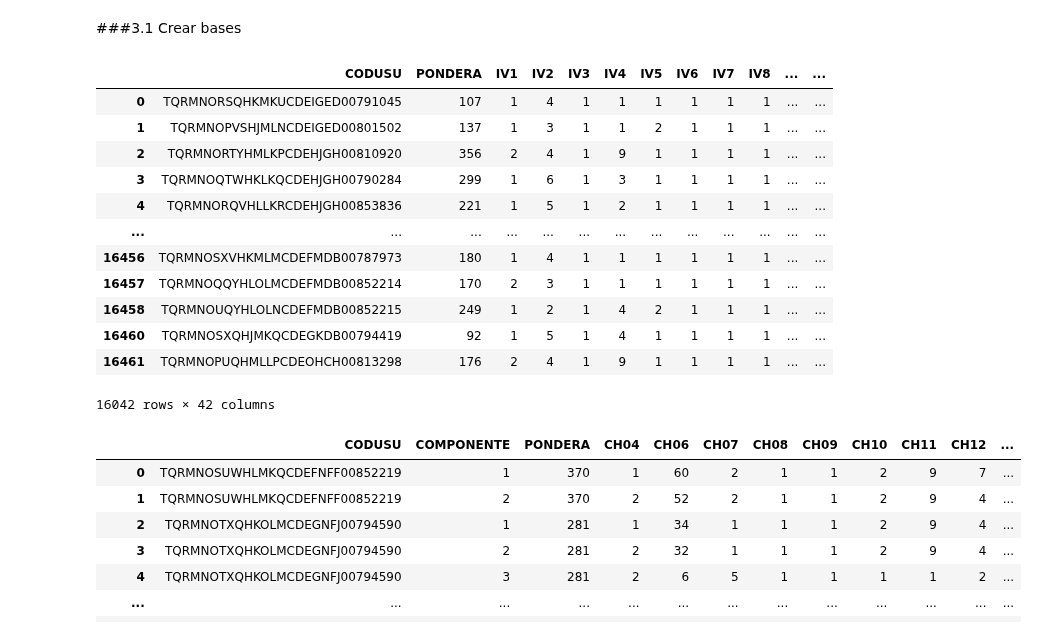
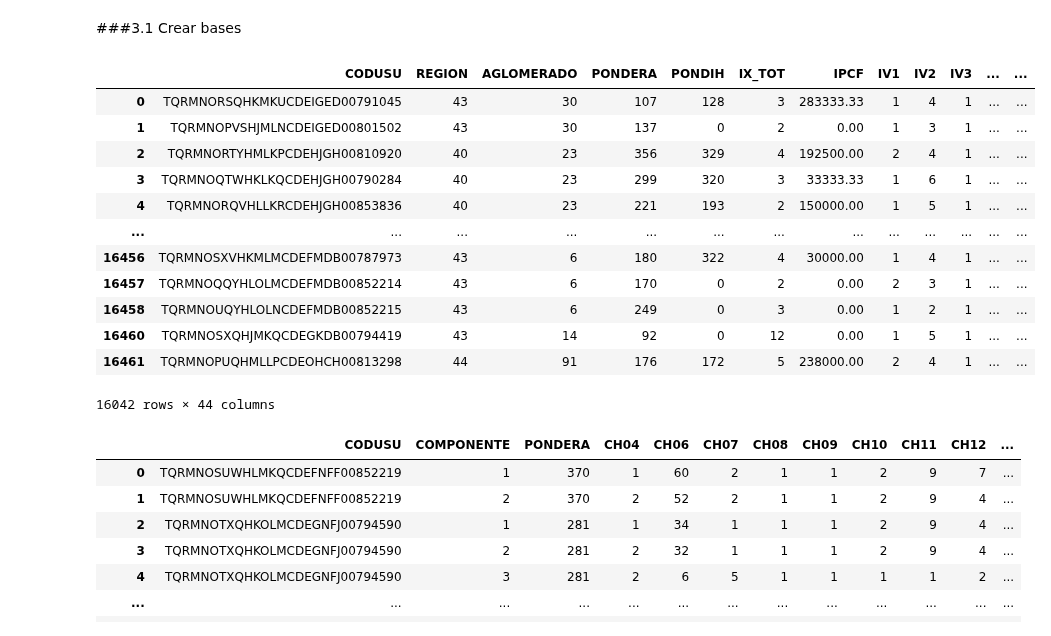
Before and after one commit to santiagoriverti/prediccion_nivel_educativo, a Jupyter notebook: scripts/prediccion_nivel_educativo.ipynb, the cells around one changed output. Saved outputs shown, nothing was run; the diff lists cells and outputs as text; code cells hidden in the pictures.

```diff
--- a/scripts/prediccion_nivel_educativo.ipynb
+++ b/scripts/prediccion_nivel_educativo.ipynb
@@ -70,12 +97,14 @@ clave_exportar = "2023T4"
 # %% [markdown]
 ###3.1 Crear bases
 # %%
-# ----------------------------------------------------------------------
-# Procesamiento base HOGAR (4° trimestre 2023)
-# ----------------------------------------------------------------------
+# ============================================================
+# 5. Procesamiento de la base HOGAR (4º trimestre 2023)
+# ============================================================
 
+# Clave del período
 clave = "2023T4"
 
+# Variables de interés y variables finales a conservar
 variables_hogar_interes = [
     'CODUSU', 'NRO_HOGAR', 'ANO4', 'TRIMESTRE', 'REGION', 'MAS_500', 'AGLOMERADO',
     'PONDERA', 'PONDIH', 'IX_TOT', 'IPCF',
@@ -86,68 +115,70 @@ variables_hogar_interes = [
     'VII1_1', 'VII1_2', 'VII2_1', 'VII2_2', 'VII2_3', 'VII2_4'
 ]
 
-variables_filtradas = [
-    'CODUSU', 'PONDERA', 'IV1', 'IV2', 'IV3', 'IV4', 'IV5', 'IV6', 'IV7',
-    'IV8', 'IV9', 'IV10', 'IV11', 'IV12_1', 'IV12_2', 'IV12_3',
+variables_finales = [
+    'CODUSU', 'REGION', 'AGLOMERADO',
+    'PONDERA', 'PONDIH', 'IX_TOT', 'IPCF',
+    'IV1', 'IV2', 'IV3', 'IV4', 'IV5', 'IV6', 'IV7', 'IV8', 'IV9', 'IV10', 'IV11',
+    'IV12_1', 'IV12_2', 'IV12_3',
     'II1', 'II2', 'II3', 'II4_1', 'II4_2', 'II4_3', 'II7', 'II8', 'II9',
     'V1', 'V2', 'V7', 'V8', 'V9', 'V10', 'V19_A', 'V19_B',
-    'IX_TOT', 'IPCF', 'PONDIH',
     'VII1_1', 'VII1_2', 'VII2_1', 'VII2_2', 'VII2_3', 'VII2_4'
 ]
 
+# Carga y filtrado inicial
 df_hogar = bases_hogar[clave][variables_hogar_interes].copy()
-df_hogar = df_hogar[variables_filtradas].copy()
+df_hogar = df_hogar[variables_finales].copy()
 
 # Corrección decimal en IPCF
 df_hogar['IPCF'] = pd.to_numeric(df_hogar['IPCF'].astype(str).str.replace(",", "."), errors='coerce')
 
-# Reemplazo de valores especiales en VII*
+# Reemplazo de valores especiales en variables VII*
 variables_vii = ['VII1_1', 'VII1_2', 'VII2_1', 'VII2_2', 'VII2_3', 'VII2_4']
 df_hogar[variables_vii] = df_hogar[variables_vii].replace(0, 98)
 
-# Conversión general a numérico (menos CODUSU)
+# Conversión general a numérico (excepto CODUSU)
 for col in df_hogar.columns:
     if col != 'CODUSU':
         df_hogar[col] = pd.to_numeric(df_hogar[col], errors='coerce')
 
-# Rangos válidos (valores permitidos)
+# Definición de rangos válidos
 rangos_validos = {
     'IV1': (1, 5), 'IV2': (1, 10), 'IV3': (1, 3), 'IV4': (1, 9), 'IV5': (1, 2),
     'IV6': (1, 3), 'IV7': (1, 3), 'IV8': (1, 2), 'IV9': (1, 3), 'IV10': (1, 3), 'IV11': (1, 4),
     'IV12_1': (1, 2), 'IV12_2': (1, 2), 'IV12_3': (1, 2),
     'II1': (1, 10), 'II2': (1, 10), 'II3': (1, 2), 'II4_1': (1, 2), 'II4_2': (1, 2), 'II4_3': (1, 2),
     'II7': (1, 8), 'II8': (1, 3), 'II9': (1, 4),
     'V1': (1, 2), 'V2': (1, 2), 'V7': (1, 2), 'V8': (1, 2), 'V9': (1, 2), 'V10': (1, 2),
     'V19_A': (1, 2), 'V19_B': (1, 2), 'IX_TOT': (1, 20), 'IPCF': (0, 5000001),
     'VII1_1': (1, 50), 'VII1_2': (1, 50), 'VII2_1': (1, 50), 'VII2_2': (1, 50),
     'VII2_3': (1, 50), 'VII2_4': (1, 50)
 }
+valores_extras_vii = [96, 97, 98]
 
-valores_extra_vii = [96, 97, 98]
-
-# Filtro por rangos válidos
+# Filtrado según rangos válidos
 for var, (min_val, max_val) in rangos_validos.items():
     if var in variables_vii:
-        df_hogar = df_hogar[df_hogar[var].isin(list(range(min_val, max_val + 1)) + valores_extra_vii)]
+        df_hogar = df_hogar[df_hogar[var].isin(list(range(min_val, max_val + 1)) + valores_extras_vii)]
     else:
         df_hogar = df_hogar[(df_hogar[var] >= min_val) & (df_hogar[var] <= max_val)]
 
-# Exportar base hogar
+# Exportar base procesada
 df_hogar.to_excel("df_hogar_2023T4.xlsx", index=False)
 
+# Vista previa
 df_hogar
 # %% [output]
-|  | CODUSU | PONDERA | IV1 | IV2 | IV3 | IV4 | IV5 | IV6 | IV7 | IV8 | ... | ... |
-| 0 | TQRMNORSQHKMKUCDEIGED00791045 | 107 | 1 | 4 | 1 | 1 | 1 | 1 | 1 | 1 | ... | ... |
-| 1 | TQRMNOPVSHJMLNCDEIGED00801502 | 137 | 1 | 3 | 1 | 1 | 2 | 1 | 1 | 1 | ... | ... |
-| 2 | TQRMNORTYHMLKPCDEHJGH00810920 | 356 | 2 | 4 | 1 | 9 | 1 | 1 | 1 | 1 | ... | ... |
-| 3 | TQRMNOQTWHKLKQCDEHJGH00790284 | 299 | 1 | 6 | 1 | 3 | 1 | 1 | 1 | 1 | ... | ... |
-| 4 | TQRMNORQVHLLKRCDEHJGH00853836 | 221 | 1 | 5 | 1 | 2 | 1 | 1 | 1 | 1 | ... | ... |
+|  | CODUSU | REGION | AGLOMERADO | PONDERA | PONDIH | IX_TOT | IPCF | IV1 | IV2 | IV3 | ... | ... |
+| 0 | TQRMNORSQHKMKUCDEIGED00791045 | 43 | 30 | 107 | 128 | 3 | 283333.33 | 1 | 4 | 1 | ... | ... |
+| 1 | TQRMNOPVSHJMLNCDEIGED00801502 | 43 | 30 | 137 | 0 | 2 | 0.00 | 1 | 3 | 1 | ... | ... |
+| 2 | TQRMNORTYHMLKPCDEHJGH00810920 | 40 | 23 | 356 | 329 | 4 | 192500.00 | 2 | 4 | 1 | ... | ... |
+| 3 | TQRMNOQTWHKLKQCDEHJGH00790284 | 40 | 23 | 299 | 320 | 3 | 33333.33 | 1 | 6 | 1 | ... | ... |
+| 4 | TQRMNORQVHLLKRCDEHJGH00853836 | 40 | 23 | 221 | 193 | 2 | 150000.00 | 1 | 5 | 1 | ... | ... |
 | ... | ... | ... | ... | ... | ... | ... | ... | ... | ... | ... | ... | ... |
-| 16456 | TQRMNOSXVHKMLMCDEFMDB00787973 | 180 | 1 | 4 | 1 | 1 | 1 | 1 | 1 | 1 | ... | ... |
-| 16457 | TQRMNOQQYHLOLMCDEFMDB00852214 | 170 | 2 | 3 | 1 | 1 | 1 | 1 | 1 | 1 | ... | ... |
-| 16458 | TQRMNOUQYHLOLNCDEFMDB00852215 | 249 | 1 | 2 | 1 | 4 | 2 | 1 | 1 | 1 | ... | ... |
-| 16460 | TQRMNOSXQHJMKQCDEGKDB00794419 | 92 | 1 | 5 | 1 | 4 | 1 | 1 | 1 | 1 | ... | ... |
-| 16461 | TQRMNOPUQHMLLPCDEOHCH00813298 | 176 | 2 | 4 | 1 | 9 | 1 | 1 | 1 | 1 | ... | ... |
+| 16456 | TQRMNOSXVHKMLMCDEFMDB00787973 | 43 | 6 | 180 | 322 | 4 | 30000.00 | 1 | 4 | 1 | ... | ... |
+| 16457 | TQRMNOQQYHLOLMCDEFMDB00852214 | 43 | 6 | 170 | 0 | 2 | 0.00 | 2 | 3 | 1 | ... | ... |
+| 16458 | TQRMNOUQYHLOLNCDEFMDB00852215 | 43 | 6 | 249 | 0 | 3 | 0.00 | 1 | 2 | 1 | ... | ... |
+| 16460 | TQRMNOSXQHJMKQCDEGKDB00794419 | 43 | 14 | 92 | 0 | 12 | 0.00 | 1 | 5 | 1 | ... | ... |
+| 16461 | TQRMNOPUQHMLLPCDEOHCH00813298 | 44 | 91 | 176 | 172 | 5 | 238000.00 | 2 | 4 | 1 | ... | ... |
-16042 rows × 42 columns
+16042 rows × 44 columns
 # %%
```
Also changed, not shown: parts of 15 cells of this notebook, 5 other files.
